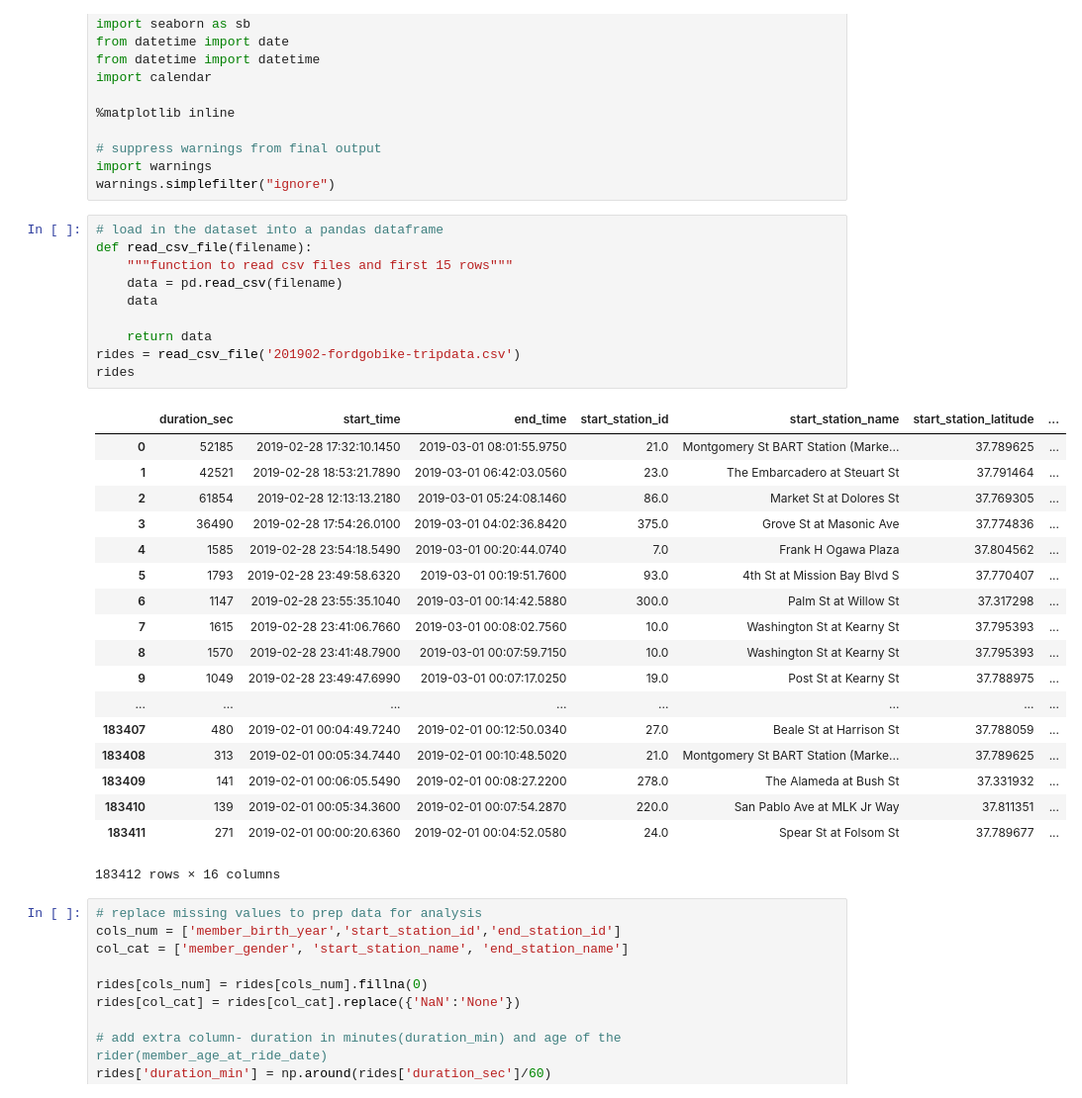
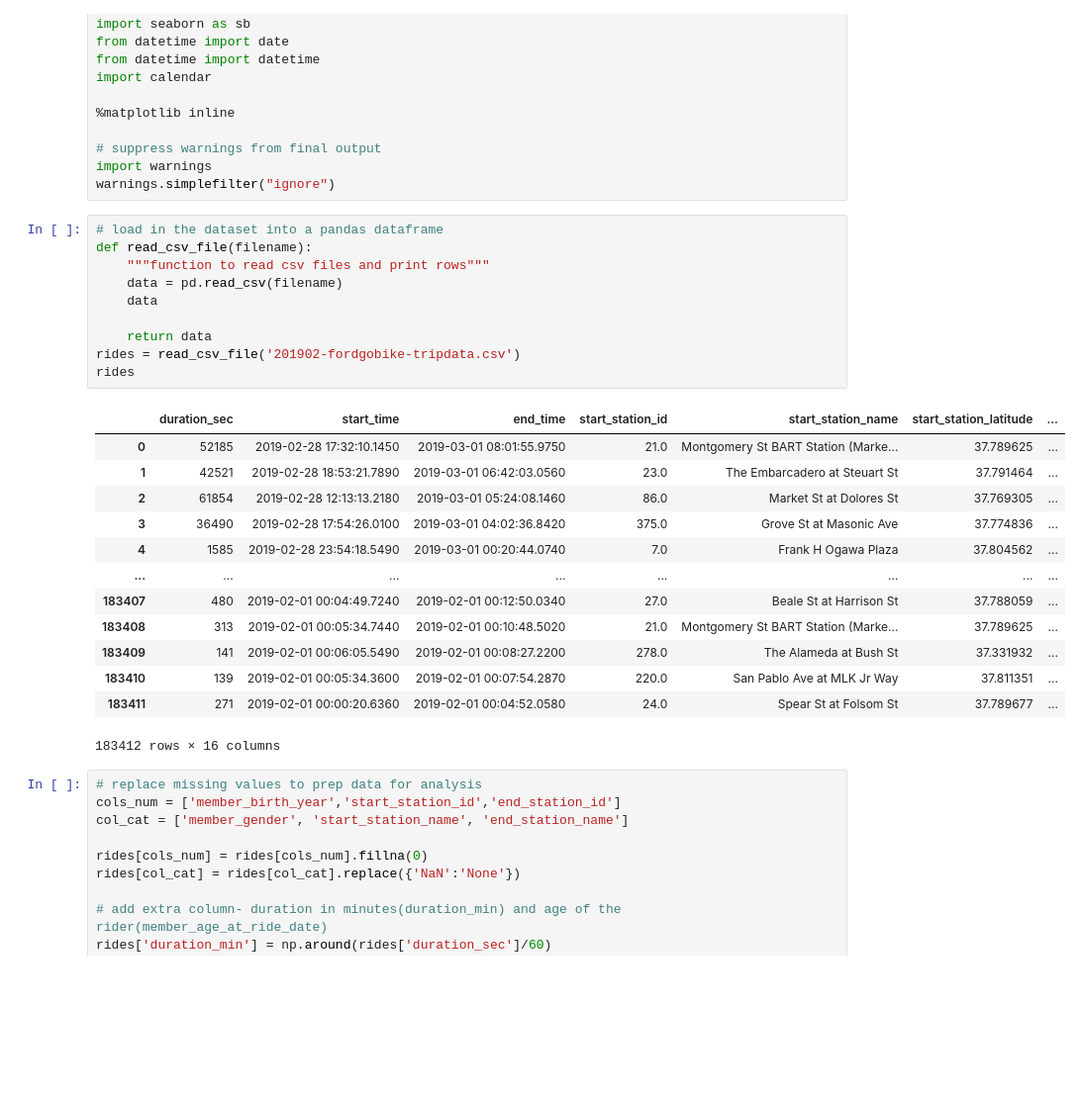
Before and after one commit to JanatBirungi/Data-Science, a Jupyter notebook: Fordgobike-sharing/Part_II_slide_deck_bike_sharing_analysis.ipynb, the cells around one changed output. Shown at 99% size. Cells and saved outputs as stored; diff of their text form; blank space fills up the shorter version.

```diff
--- a/Fordgobike-sharing/Part_II_slide_deck_bike_sharing_analysis.ipynb
+++ b/Fordgobike-sharing/Part_II_slide_deck_bike_sharing_analysis.ipynb
@@ -25,25 +25,20 @@ warnings.simplefilter("ignore")
 # %%
 # load in the dataset into a pandas dataframe
 def read_csv_file(filename):
-    """function to read csv files and first 15 rows"""
+    """function to read csv files and print rows"""
     data = pd.read_csv(filename)
     data
 
     return data
 rides = read_csv_file('201902-fordgobike-tripdata.csv')
 rides
 # %% [output]
 |  | duration_sec | start_time | end_time | start_station_id | start_station_name | start_station_latitude | ... |
 | 0 | 52185 | 2019-02-28 17:32:10.1450 | 2019-03-01 08:01:55.9750 | 21.0 | Montgomery St BART Station (Marke... | 37.789625 | ... |
 | 1 | 42521 | 2019-02-28 18:53:21.7890 | 2019-03-01 06:42:03.0560 | 23.0 | The Embarcadero at Steuart St | 37.791464 | ... |
 | 2 | 61854 | 2019-02-28 12:13:13.2180 | 2019-03-01 05:24:08.1460 | 86.0 | Market St at Dolores St | 37.769305 | ... |
 | 3 | 36490 | 2019-02-28 17:54:26.0100 | 2019-03-01 04:02:36.8420 | 375.0 | Grove St at Masonic Ave | 37.774836 | ... |
 | 4 | 1585 | 2019-02-28 23:54:18.5490 | 2019-03-01 00:20:44.0740 | 7.0 | Frank H Ogawa Plaza | 37.804562 | ... |
-| 5 | 1793 | 2019-02-28 23:49:58.6320 | 2019-03-01 00:19:51.7600 | 93.0 | 4th St at Mission Bay Blvd S | 37.770407 | ... |
-| 6 | 1147 | 2019-02-28 23:55:35.1040 | 2019-03-01 00:14:42.5880 | 300.0 | Palm St at Willow St | 37.317298 | ... |
-| 7 | 1615 | 2019-02-28 23:41:06.7660 | 2019-03-01 00:08:02.7560 | 10.0 | Washington St at Kearny St | 37.795393 | ... |
-| 8 | 1570 | 2019-02-28 23:41:48.7900 | 2019-03-01 00:07:59.7150 | 10.0 | Washington St at Kearny St | 37.795393 | ... |
-| 9 | 1049 | 2019-02-28 23:49:47.6990 | 2019-03-01 00:07:17.0250 | 19.0 | Post St at Kearny St | 37.788975 | ... |
 | ... | ... | ... | ... | ... | ... | ... | ... |
 | 183407 | 480 | 2019-02-01 00:04:49.7240 | 2019-02-01 00:12:50.0340 | 27.0 | Beale St at Harrison St | 37.788059 | ... |
 | 183408 | 313 | 2019-02-01 00:05:34.7440 | 2019-02-01 00:10:48.5020 | 21.0 | Montgomery St BART Station (Marke... | 37.789625 | ... |
```
Also changed, not shown: parts of 16 cells of this notebook.
